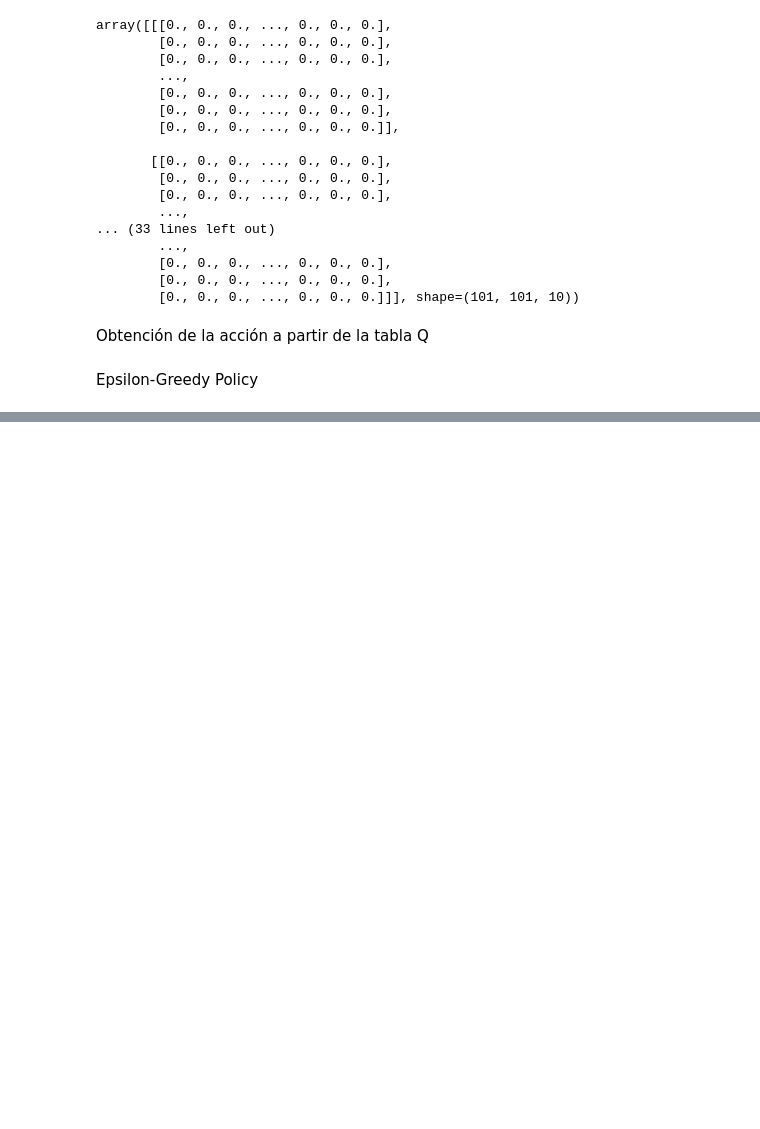
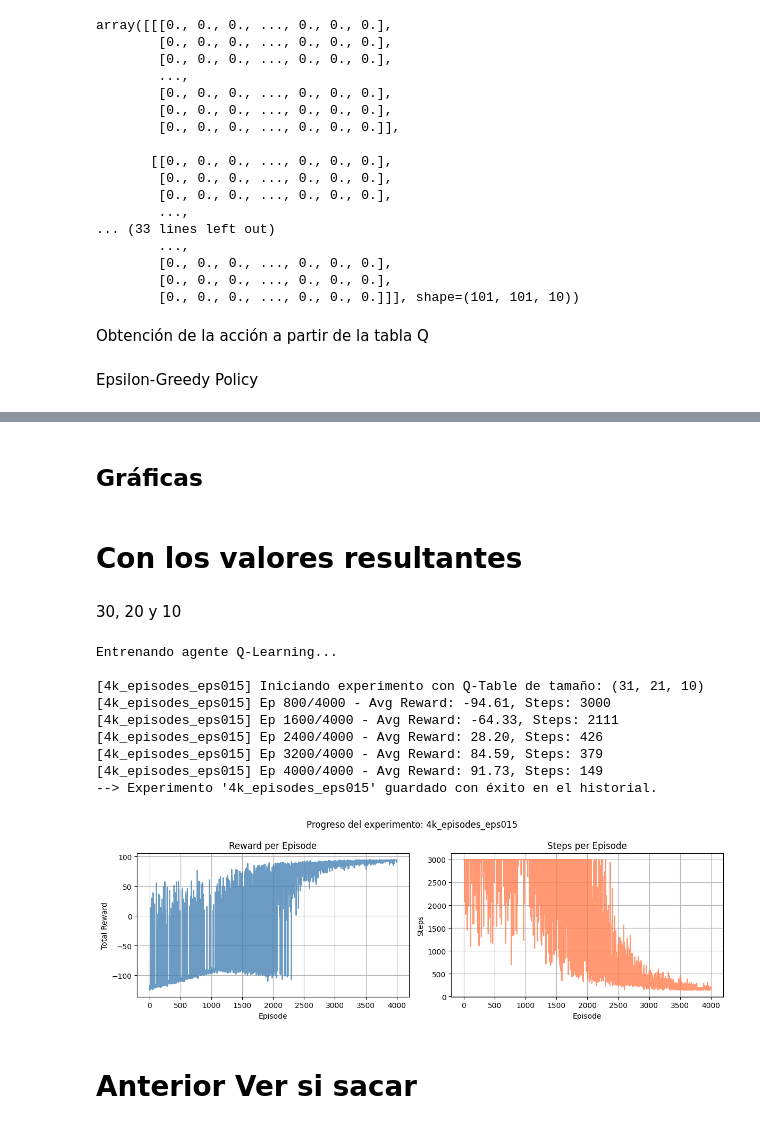
Before and after one commit to Martinabz/Obligatorio-IA-Abzaradel-Olaso-282958-281981-, a Jupyter notebook: Obligatorio Marzo 2026/MountainCarContinuous/continuous_mountain_car.ipynb, the cells around one changed output, grey strips where cells are left out. Saved outputs shown, nothing was run; the diff lists cells and outputs as text; code cells hidden in the pictures; blank space fills up the shorter version.

```diff
--- a/Obligatorio Marzo 2026/MountainCarContinuous/continuous_mountain_car.ipynb
+++ b/Obligatorio Marzo 2026/MountainCarContinuous/continuous_mountain_car.ipynb
@@ -141,0 +327,8 @@ ValueError: too many values to unpack (expected 2)
+# %%
+import gymnasium as gym
+from q_experiments_manager import ExperimentManager
+from q_learning_agent import QLearningAgent
+from discretization_evaluator import DiscretizationEvaluator
+
+env = gym.make('MountainCarContinuous-v0', render_mode='rgb_array')
+manager = ExperimentManager()
@@ -141,0 +379,2 @@ ValueError: too many values to unpack (expected 2)
+# %% [markdown]
+## Gráficas
@@ -142,3 +385,40 @@ ValueError: too many values to unpack (expected 2)
+# %% [markdown]
+# Con los valores resultantes
+# %% [markdown]
+30, 20 y 10
+# %%
+print("Entrenando agente Q-Learning...")
+id_a1 = "4k_episodes_eps015"
+manager.train_run(
+    env=env,
+    run_id=id_a1,
+    x_bins=30,
+    vel_bins=20,
+    action_bins=10,
+    episodes=4000,
+    alpha=0.05,
+    gamma=0.99,
+    epsilon_start=0.99,
+    epsilon_end=0.0005,
+    max_steps=3000
+)
+env.close()
+
+# Visualizar progreso de entrenamient0
+manager.plot_training_history(id_a1)
+# %% [output]
+Entrenando agente Q-Learning...
+
+[4k_episodes_eps015] Iniciando experimento con Q-Table de tamaño: (31, 21, 10)
+[4k_episodes_eps015] Ep 800/4000 - Avg Reward: -94.61, Steps: 3000
+[4k_episodes_eps015] Ep 1600/4000 - Avg Reward: -64.33, Steps: 2111
+[4k_episodes_eps015] Ep 2400/4000 - Avg Reward: 28.20, Steps: 426
+[4k_episodes_eps015] Ep 3200/4000 - Avg Reward: 84.59, Steps: 379
+[4k_episodes_eps015] Ep 4000/4000 - Avg Reward: 91.73, Steps: 149
+--> Experimento '4k_episodes_eps015' guardado con éxito en el historial.
+[figure, added]
+# %% [markdown]
+# Anterior Ver si sacar
 # %%
 from q_learning_agent import QLearningAgent
 
```
Also changed, not shown: parts of 39 cells of this notebook, 1 other file.
